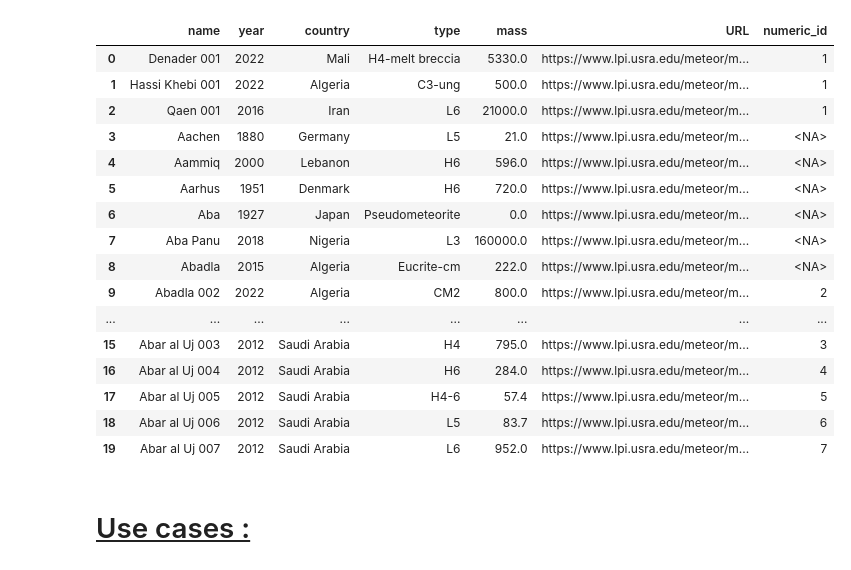
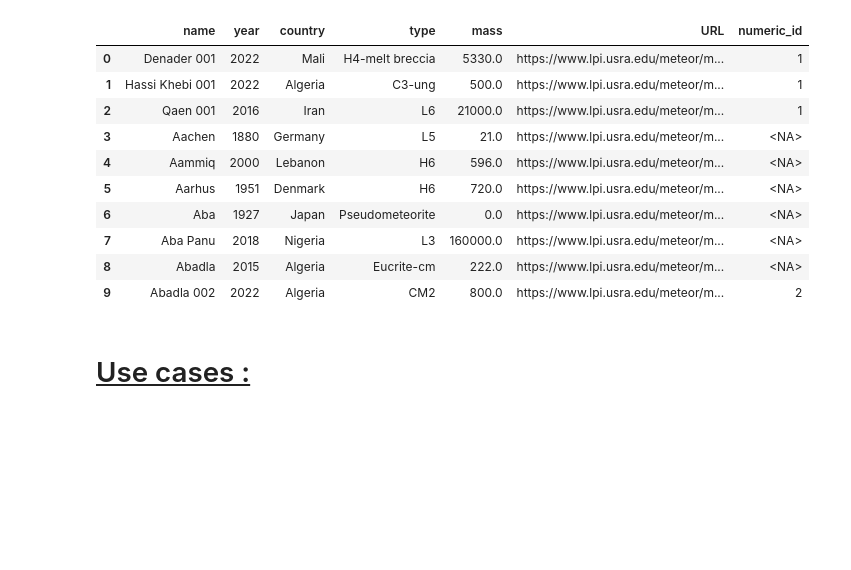
Before and after one commit to Psemp/sysyphus_notebooks, a Jupyter notebook: notebooks/search_logics.ipynb, the cells around one changed output. Drawn from its saved outputs; the diff is of its cells as text; code cells hidden in the pictures; blank space fills up the shorter version.

```diff
--- a/notebooks/search_logics.ipynb
+++ b/notebooks/search_logics.ipynb
@@ -40,25 +32,19 @@ please provide us feedback at https://github.com/pandas-dev/pandas/issues/54466
 # %%
 df_meteorites = pd.read_pickle(filepath_or_buffer="../datasets/metbull_data.pkl")
 # %%
-display(df_meteorites.head(n=20))
+display(df_meteorites.head(n=10))
 # %% [output]
 |  | name | year | country | type | mass | URL | numeric_id |
 | 0 | Denader 001 | 2022 | Mali | H4-melt breccia | 5330.0 | https://www.lpi.usra.edu/meteor/m... | 1 |
 | 1 | Hassi Khebi 001 | 2022 | Algeria | C3-ung | 500.0 | https://www.lpi.usra.edu/meteor/m... | 1 |
 | 2 | Qaen 001 | 2016 | Iran | L6 | 21000.0 | https://www.lpi.usra.edu/meteor/m... | 1 |
 | 3 | Aachen | 1880 | Germany | L5 | 21.0 | https://www.lpi.usra.edu/meteor/m... | <NA> |
 | 4 | Aammiq | 2000 | Lebanon | H6 | 596.0 | https://www.lpi.usra.edu/meteor/m... | <NA> |
 | 5 | Aarhus | 1951 | Denmark | H6 | 720.0 | https://www.lpi.usra.edu/meteor/m... | <NA> |
 | 6 | Aba | 1927 | Japan | Pseudometeorite | 0.0 | https://www.lpi.usra.edu/meteor/m... | <NA> |
 | 7 | Aba Panu | 2018 | Nigeria | L3 | 160000.0 | https://www.lpi.usra.edu/meteor/m... | <NA> |
 | 8 | Abadla | 2015 | Algeria | Eucrite-cm | 222.0 | https://www.lpi.usra.edu/meteor/m... | <NA> |
 | 9 | Abadla 002 | 2022 | Algeria | CM2 | 800.0 | https://www.lpi.usra.edu/meteor/m... | 2 |
-| ... | ... | ... | ... | ... | ... | ... | ... |
-| 15 | Abar al Uj 003 | 2012 | Saudi Arabia | H4 | 795.0 | https://www.lpi.usra.edu/meteor/m... | 3 |
-| 16 | Abar al Uj 004 | 2012 | Saudi Arabia | H6 | 284.0 | https://www.lpi.usra.edu/meteor/m... | 4 |
-| 17 | Abar al Uj 005 | 2012 | Saudi Arabia | H4-6 | 57.4 | https://www.lpi.usra.edu/meteor/m... | 5 |
-| 18 | Abar al Uj 006 | 2012 | Saudi Arabia | L5 | 83.7 | https://www.lpi.usra.edu/meteor/m... | 6 |
-| 19 | Abar al Uj 007 | 2012 | Saudi Arabia | L6 | 952.0 | https://www.lpi.usra.edu/meteor/m... | 7 |
 # %% [markdown]
 # <u> Use cases :</u>
 # %% [markdown]
```
Also changed, not shown: parts of 2 cells of this notebook, 5 other files.
